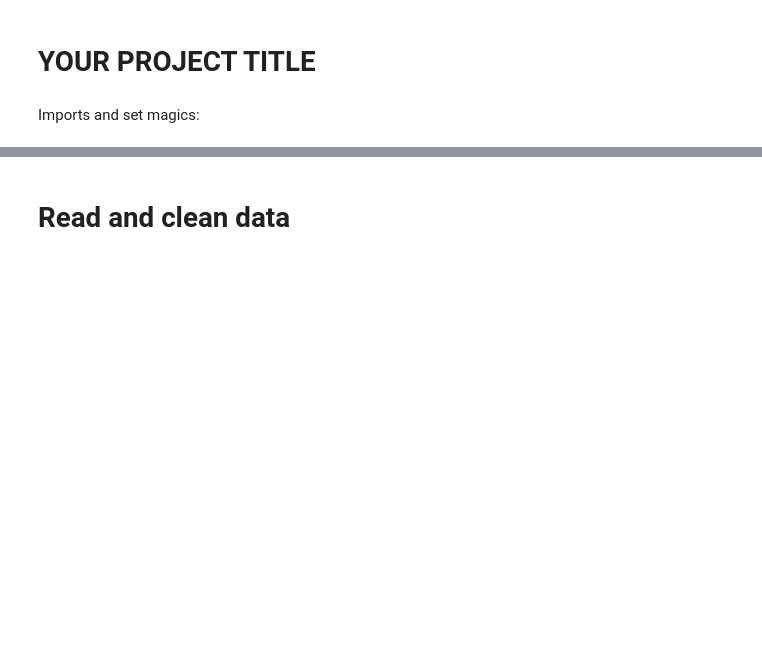
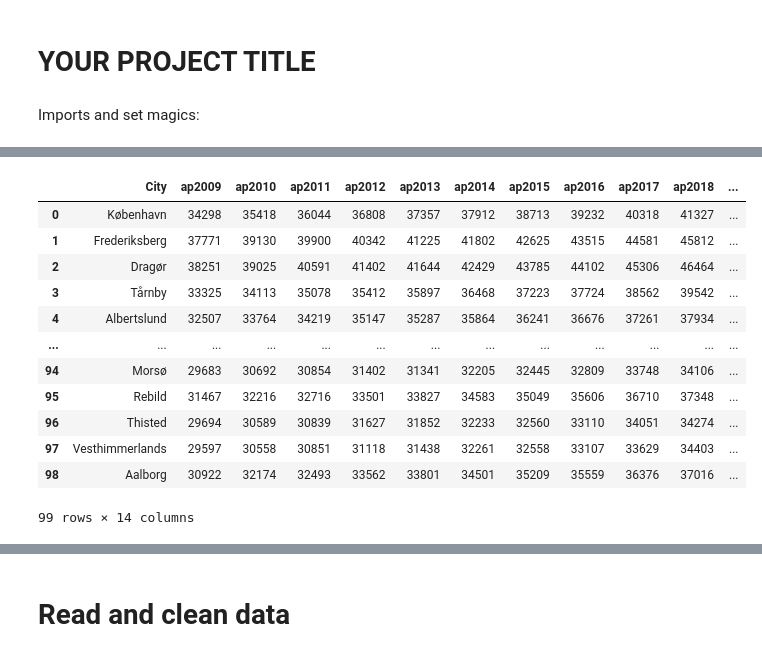
Before and after one commit to julieroddik/projects-2023-mej, a Jupyter notebook: dataproject/dataproject.ipynb, the cells around one changed output, grey strips where cells are left out. Drawn from its saved outputs; the diff is of its cells as text; code cells hidden in the pictures; blank space fills up the shorter version.

```diff
--- a/dataproject/dataproject.ipynb
+++ b/dataproject/dataproject.ipynb
@@ -59,29 +66,42 @@ pd.read_excel(filename1).head(5)
 # %%
 # Now we are dropping rows
 ap = pd.read_excel(filename1, skiprows=2)
 
 # Now we drop the first three columns
-del ap['Unnamed: 0'], ap['Unnamed: 1'], ap['Unnamed: 2']
+del ap['Unnamed: 0'], ap['Unnamed: 1']
 
-# Now we rename the variable 'Unnamed: 3'
-ap.rename(columns = {'Unnamed: 3':'County'},inplace=True)
+# Now we rename the variable 'Unnamed: 2'
+ap.rename(columns = {'Unnamed: 2':'City'},inplace=True)
 col_dict = {}
-for i in range(1992, 2022+1): # range goes from 2008 to but not including 2018
+for i in range(2009, 2021+1): # range goes from 2008 to but not including 2018
     col_dict[str(i)] = f'ap{i}'
 ap.rename(columns = col_dict, inplace=True)
 
 # We are only interesetd in the Countys so we drop the regions and the whole country
-I = ap.County.str.contains('Region')
-I |= ap.County.str.contains('Hele landet')
+I |= ap.City.str.contains('Hele landet')
 ap.loc[I, :]
 ap = ap.loc[I == False]
 
 # We reset the index
 ap.reset_index(inplace = True, drop = True) # Drop old index too
-ap.iloc[0:5,:]
+ap.iloc[0:99,:]
 
 # We convert the index from wide to long
-ap_long = pd.wide_to_long(ap, stubnames='ap', i='County', j='year')
-ap_long.head(11)
+#ap_long = pd.wide_to_long(ap, stubnames='ap', i='County', j='year')
+#ap_long.head(11)
+# %% [output]
+|  | City | ap2009 | ap2010 | ap2011 | ap2012 | ap2013 | ap2014 | ap2015 | ap2016 | ap2017 | ap2018 | ... |
+| 0 | København | 34298 | 35418 | 36044 | 36808 | 37357 | 37912 | 38713 | 39232 | 40318 | 41327 | ... |
+| 1 | Frederiksberg | 37771 | 39130 | 39900 | 40342 | 41225 | 41802 | 42625 | 43515 | 44581 | 45812 | ... |
+| 2 | Dragør | 38251 | 39025 | 40591 | 41402 | 41644 | 42429 | 43785 | 44102 | 45306 | 46464 | ... |
+| 3 | Tårnby | 33325 | 34113 | 35078 | 35412 | 35897 | 36468 | 37223 | 37724 | 38562 | 39542 | ... |
+| 4 | Albertslund | 32507 | 33764 | 34219 | 35147 | 35287 | 35864 | 36241 | 36676 | 37261 | 37934 | ... |
+| ... | ... | ... | ... | ... | ... | ... | ... | ... | ... | ... | ... | ... |
+| 94 | Morsø | 29683 | 30692 | 30854 | 31402 | 31341 | 32205 | 32445 | 32809 | 33748 | 34106 | ... |
+| 95 | Rebild | 31467 | 32216 | 32716 | 33501 | 33827 | 34583 | 35049 | 35606 | 36710 | 37348 | ... |
+| 96 | Thisted | 29694 | 30589 | 30839 | 31627 | 31852 | 32233 | 32560 | 33110 | 34051 | 34274 | ... |
+| 97 | Vesthimmerlands | 29597 | 30558 | 30851 | 31118 | 31438 | 32261 | 32558 | 33107 | 33629 | 34403 | ... |
+| 98 | Aalborg | 30922 | 32174 | 32493 | 33562 | 33801 | 34501 | 35209 | 35559 | 36376 | 37016 | ... |
+99 rows × 14 columns
 # %%
 # Loading the Data from statistikbanken
```
Also changed, not shown: parts of 4 cells of this notebook, 2 other files.
